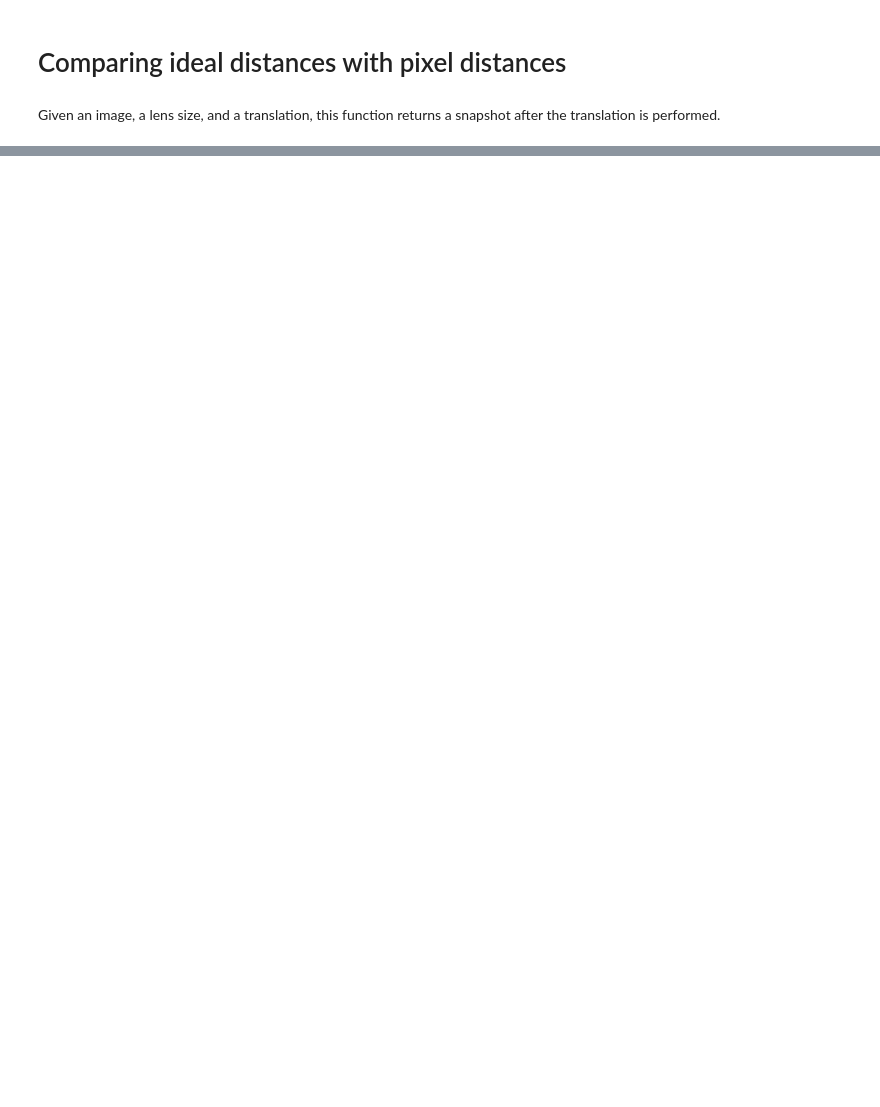
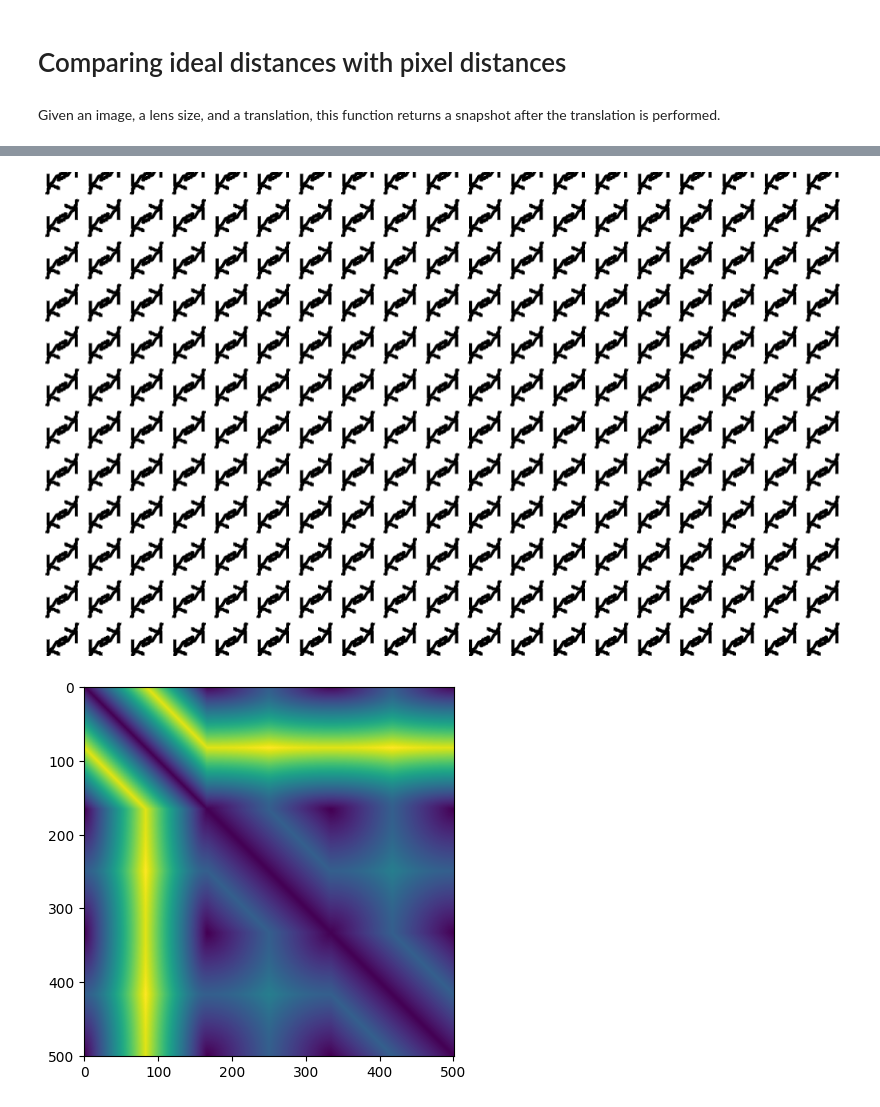
Before and after one commit to kyleormsby/persistent-symmetry, a Jupyter notebook: studentDemos/compare_idealized_distance_matrix.ipynb, the cells around one changed output, grey strips where cells are left out. Cells and saved outputs as stored; diff of their text form; code cells hidden in the pictures; blank space fills up the shorter version.

```diff
--- a/studentDemos/compare_idealized_distance_matrix.ipynb
+++ b/studentDemos/compare_idealized_distance_matrix.ipynb
@@ -421,0 +366,25 @@ plt.show()
+# %%
+# Grab image from files
+img = Image.open('images/squareC2.png')
+img = img.convert('L')
+display(img)
+
+# lens size, how much to stretch fund domain by
+fund_domain = 56
+a = 1
+n_isoms = 500
+c2_isoms_pixels = get_pixel_isom(generate_C2_isoms(n_isoms, a, a), img, fund_domain, a)
+
+D_ideal = pairwise_distances(generate_C2_isoms(n_isoms, a, a), metric = C2_wrapper((a,0),(0,a)))
+D_pixel = pairwise_distances(c2_isoms_pixels)
+
+plt.figure()
+plt.imshow(D_ideal)
+plt.show()
+
+plt.figure()
+plt.imshow(D_pixel)
+plt.show()
+# %% [output]
+[figure, added]
+[figure, added]
```
Also changed, not shown: parts of 19 cells of this notebook.
